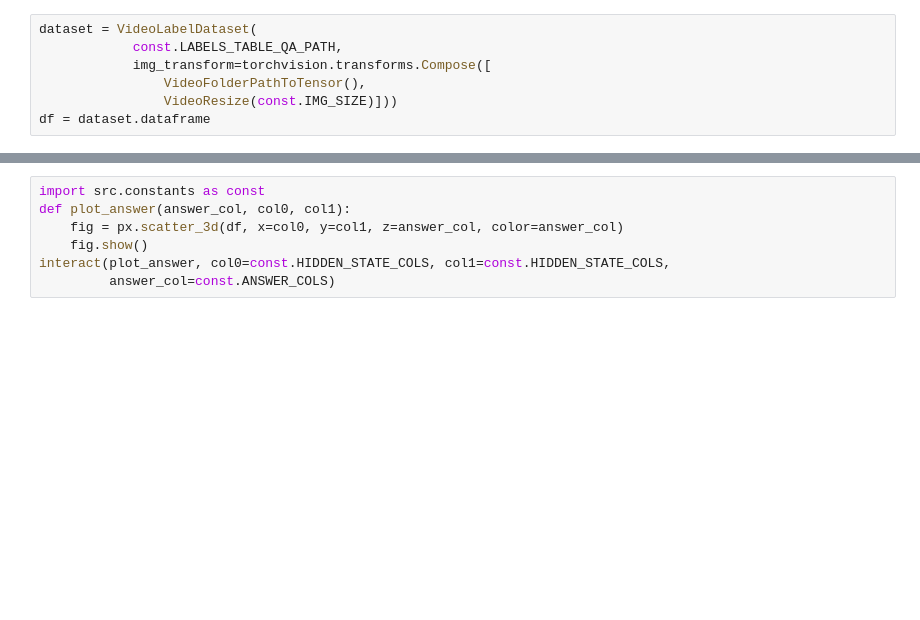
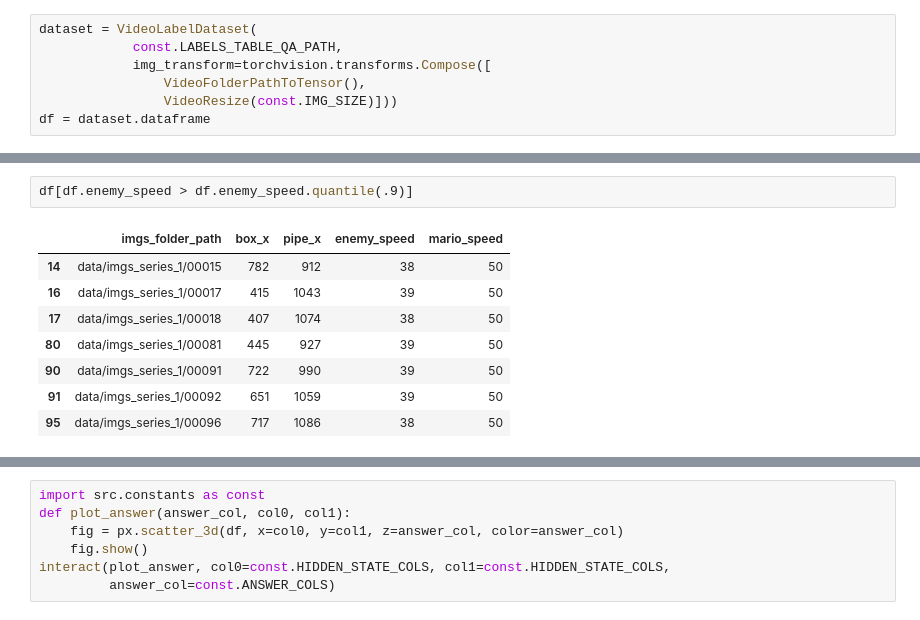
Before and after one commit to hsteude/mario-communicating-agents, a Jupyter notebook: notebooks/01_data_exploration.ipynb, the cells around one changed output, grey strips where cells are left out. Cells and saved outputs as stored; diff of their text form; blank space fills up the shorter version.

```diff
--- a/notebooks/01_data_exploration.ipynb
+++ b/notebooks/01_data_exploration.ipynb
@@ -40,2 +69,13 @@ df[(df.mario_speed<df.mario_speed.quantile(.2)) & (df.pipe_x > df.pipe_x.quantil
+# %%
+df[df.enemy_speed > df.enemy_speed.quantile(.9)]
+# %% [output]
+|  | imgs_folder_path | box_x | pipe_x | enemy_speed | mario_speed |
+| 14 | data/imgs_series_1/00015 | 782 | 912 | 38 | 50 |
+| 16 | data/imgs_series_1/00017 | 415 | 1043 | 39 | 50 |
+| 17 | data/imgs_series_1/00018 | 407 | 1074 | 38 | 50 |
+| 80 | data/imgs_series_1/00081 | 445 | 927 | 39 | 50 |
+| 90 | data/imgs_series_1/00091 | 722 | 990 | 39 | 50 |
+| 91 | data/imgs_series_1/00092 | 651 | 1059 | 39 | 50 |
+| 95 | data/imgs_series_1/00096 | 717 | 1086 | 38 | 50 |
 # %%
 df[(df.mario_speed>df.mario_speed.quantile(.8)) & (df.enemy_speed < df.enemy_speed.quantile(.2))]
```
Also changed, not shown: parts of 9 cells of this notebook, 5 other files.
